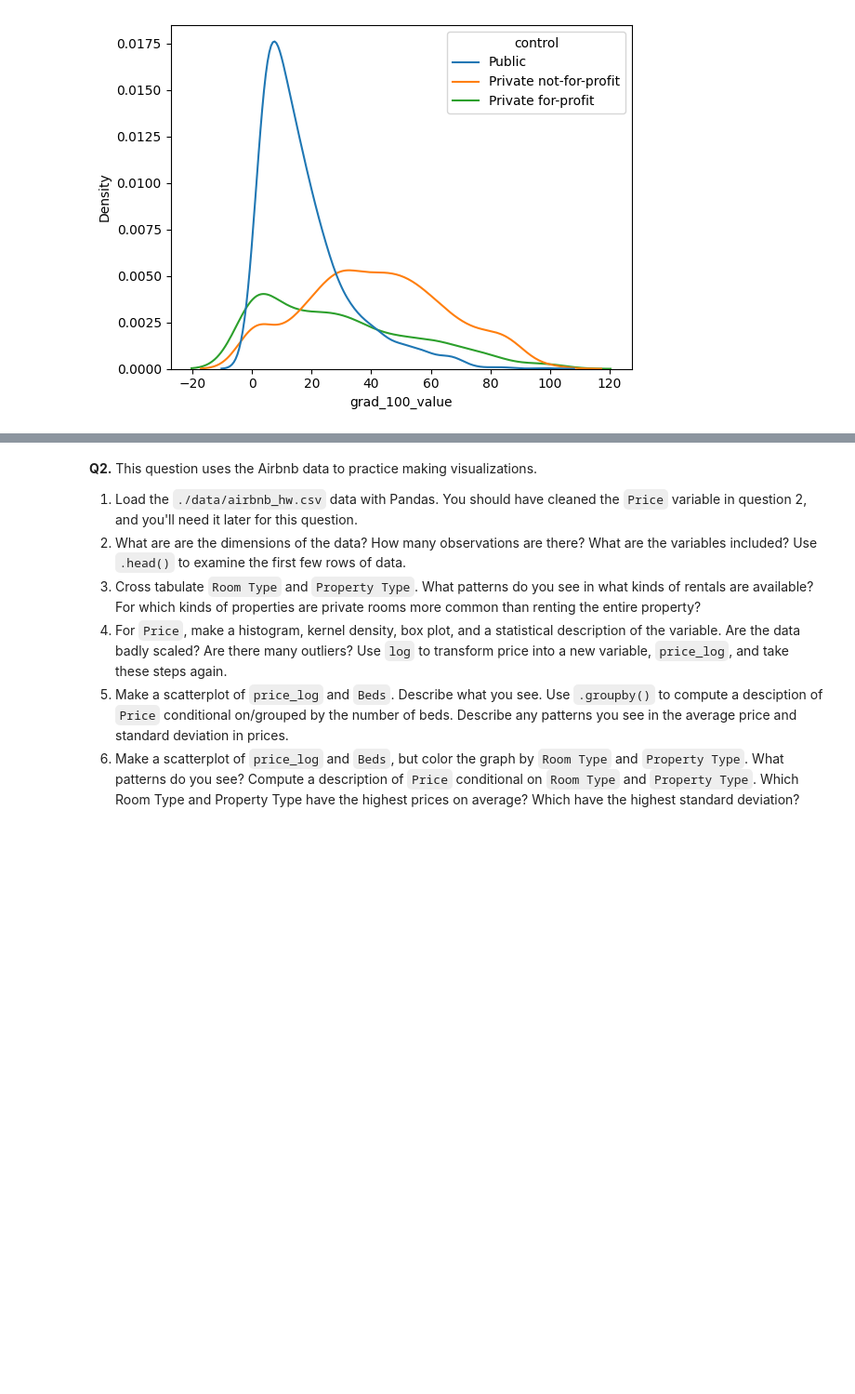
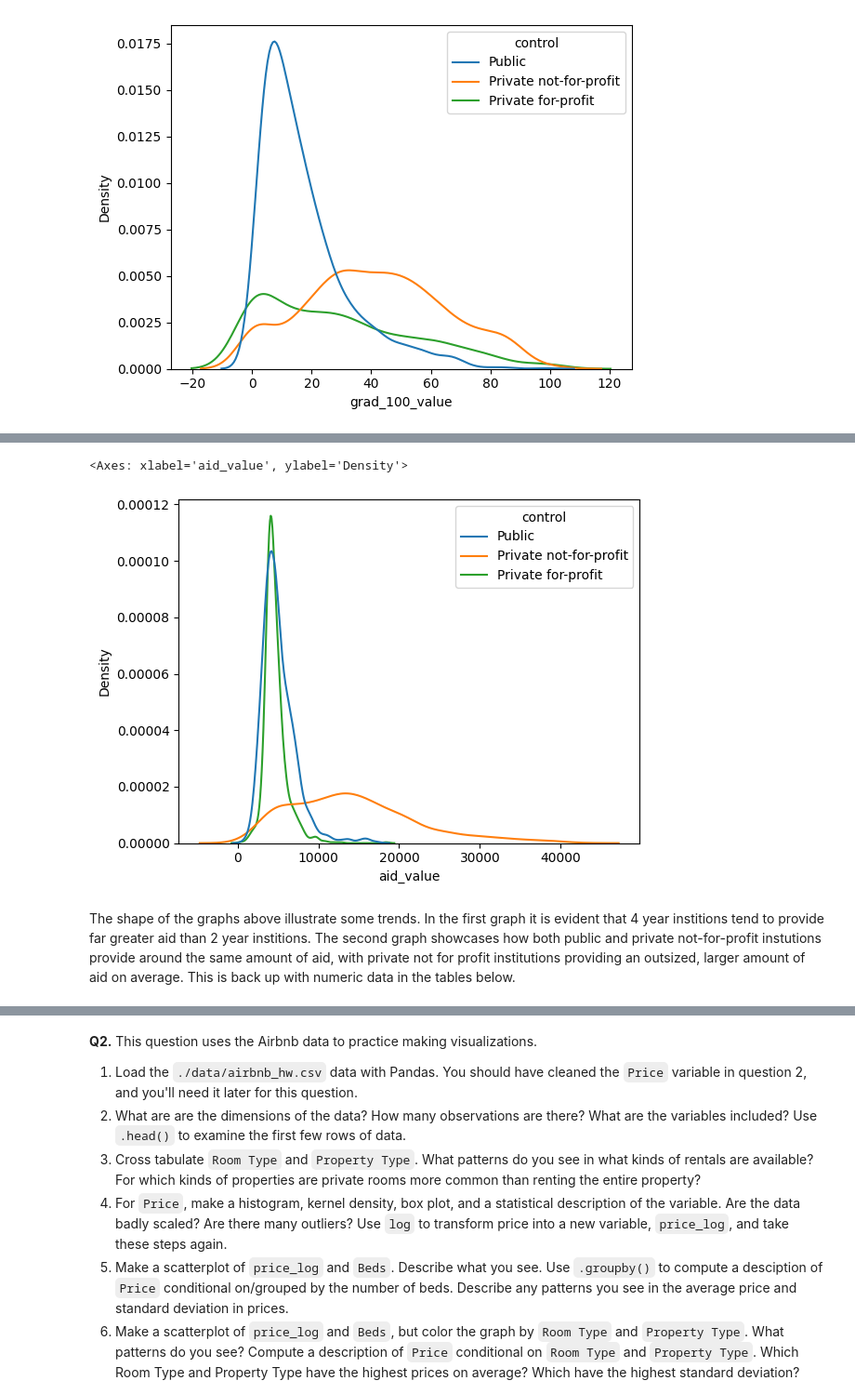
Before and after one commit to Ethan-code-1/visualization, a Jupyter notebook: assignment/assignment.ipynb, the cells around one changed output, grey strips where cells are left out. Shown at 93% size. Cells and saved outputs as stored; diff of their text form; code cells hidden in the pictures; blank space fills up the shorter version.

```diff
--- a/assignment/assignment.ipynb
+++ b/assignment/assignment.ipynb
@@ -93,0 +129,7 @@ sns.kdeplot(data = df, x = 'grad_100_value', hue = 'control')
+# %%
+sns.kdeplot(data = df, x ='aid_value', hue = "control")
+# %% [output]
+<Axes: xlabel='aid_value', ylabel='Density'>
+[figure, added]
+# %% [markdown]
+The shape of the graphs above illustrate some trends. In the first graph it is evident that 4 year institions tend to provide far greater aid than 2 year institions. The second graph showcases how both public and private not-for-profit instutions provide around the same amount of aid, with private not for profit institutions providing an outsized, larger amount of aid on average. This is back up with numeric data in the tables below.
```
Also changed, not shown: parts of 13 cells of this notebook.
